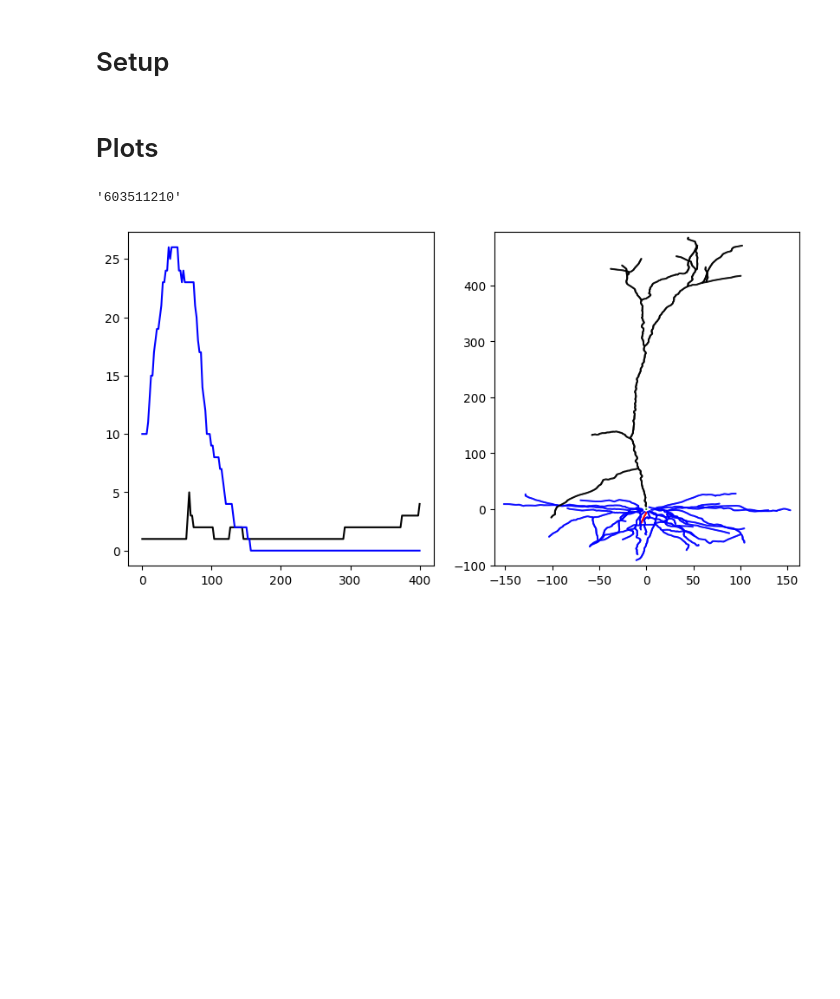
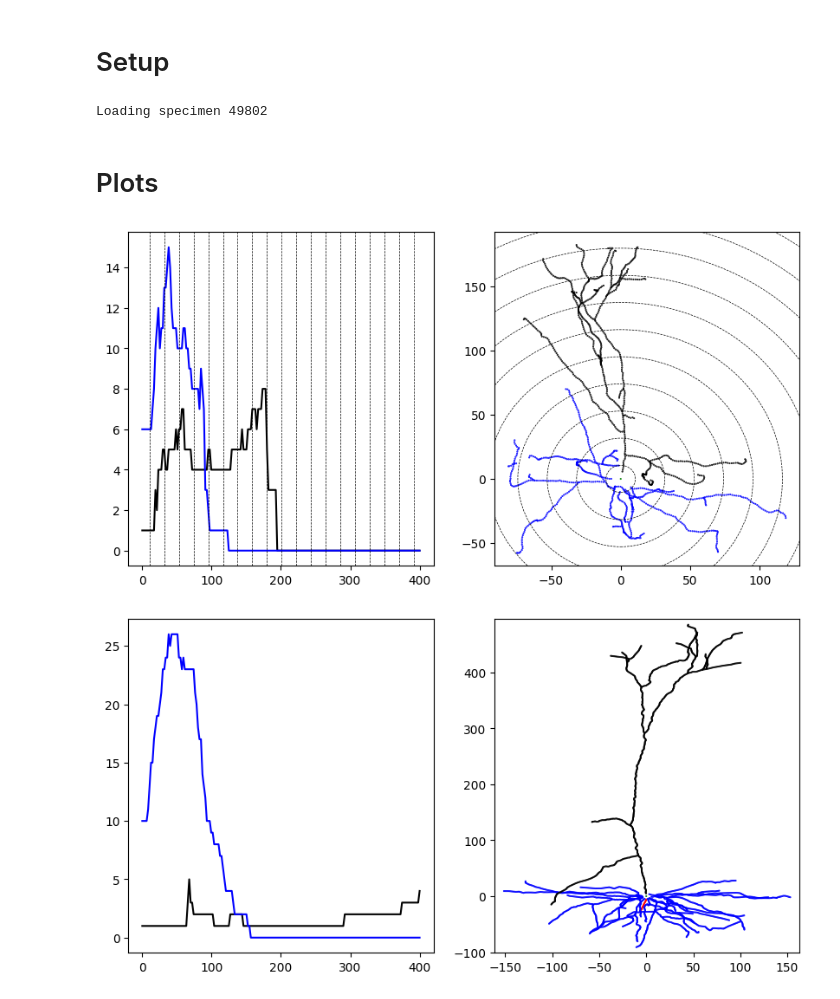
Before and after one commit to AllenInstitute/cplAE_MET, a Jupyter notebook: notebooks/Sholl.ipynb, the cells around one changed output. Drawn from its saved outputs; the diff is of its cells as text; code cells hidden in the pictures; blank space fills up the shorter version.

```diff
--- a/notebooks/Sholl.ipynb
+++ b/notebooks/Sholl.ipynb
@@ -42,42 +42,68 @@ def get_sholl(swc_data, classes, max_radius, num_steps, combine_arbors = False):
     sholl_typed = np.stack(sholl_typed, 0)
     return sholl_typed
 
-def get_h5_data(h5_file, data_keys):
+def get_h5_data(h5_file, data_keys, allowed_specimens):
     specimens = h5_file["specimens"][:].astype(str)
     h5_data = {}
     valid_specimens = []
+    sp_idxs = {key: h5_file[key]["sp_idx"][:] for key in data_keys}
     for (sp_idx, sp_id) in enumerate(specimens):
+        print(f"Loading specimen {sp_idx}         ", end = "\r")
+        if sp_id not in allowed_specimens: continue
         valid = False
         for key in data_keys:
             dataset = h5_file[key]
-            sp_key_idx = np.where(dataset["sp_idx"][:] == sp_idx)[0]
+            sp_key_idx = np.where(sp_idxs[key] == sp_idx)[0]
             if sp_key_idx.size > 0:
                 valid = True
                 data = np.reshape(dataset["data"][sp_key_idx[0]], dataset["shape"][sp_key_idx[0]])
                 h5_data.setdefault(key, []).append(data)
         if valid:
             valid_specimens.append(sp_id)
-    return (specimens, h5_data)
+    return (valid_specimens, h5_data)
 # %%
 data_paths = {"patchseq": "../data/patchseq.hdf5", "EM": "../data/EM.hdf5", "EM_sholl": "../data/EM_sholl.hdf5"}
 data_keys = {"logcpm": [["patchseq", "logcpm"]], "pca-ipfx": [["patchseq", "pca-ipfx"]],
              "arbors": [["patchseq", "arbors"]], "morph": [["patchseq", "morphometric"]],
              "sholl": [["patchseq", "sholl"], ["EM_sholl", "sholl"]]}
 met_data = MET_Data(data_paths, **data_keys)
-patch_file = h5py.File("/Users/ian.convy/code/arbors/outputs/patchseq.hdf5", "r")
-(specimen_ids, swc_data) = get_h5_data(patch_file, ["swc_upright", "swc_parents", "swc_types"])
+patch_file = h5py.File("/Users/ian.convy/code/arbors/outputs/EM.hdf5", "r")
+saved_specimens = met_data.query(outputs = ["specimen_id"])["specimen_id"]
+(specimen_ids, swc_data) = get_h5_data(patch_file, ["swc_upright", "swc_parents", "swc_types"], set(saved_specimens))
 data = met_data.get_specimens(specimen_ids, outputs = ["sholl", "class"])
 classes = data["class"]
+# %% [output]
+Loading specimen 49802
 # %% [markdown]
 # Plots
 # %%
 # swc_coords = swc_data["swc_upright"][np.nonzero(specimen_ids == data["specimen_id"][sp_idx])[0][0]]
 steps = np.linspace(0, 400, 190)
 sholl_vector = data["sholl"] #get_sholl(swc_data, classes, 1000, 200)
-# %%
-specimen_ids[200]
-# %% [output]
-'603511210'
+# %%
+sp_idx = 204 #500 #np.nonzero(specimen_ids == "1000625161")[0][0]
+
+
+arbor_map = {0: 2, 1: 3, 2: 4, 3: 3}
+color_dict = {1: 'g', 2: 'r', 3: 'b', 4: 'k'}
+color_list = [color_dict[int(t)] for t in swc_data["swc_types"][sp_idx]]
+(fig, (sholl_ax, swc_ax)) = plt.subplots(1, 2, figsize = (10, 5))
+for arbor_idx in range(4):
+    vec = sholl_vector[sp_idx, :, arbor_idx]
+    if np.any(vec > 0):
+        sholl_ax.plot(steps, vec, c = color_dict[arbor_map[arbor_idx]])
+coords = swc_data["swc_upright"][sp_idx]
+swc_ax.scatter(coords[:, 0], coords[:, 1], marker = ".", s = 1, c = color_list)
+for radius in steps[5::10]:
+    circle = plt.Circle((0, 0), radius, fc = "None", color = "black", linestyle = "dashed", lw = 0.5)
+    swc_ax.add_patch(circle)
+    sholl_ax.axvline(radius, color = "black", linestyle = "dashed", lw = 0.5)
+swc_ax.set_xlim((coords[:, 0].min() - 10, coords[:, 0].max() + 10))
+swc_ax.set_ylim((coords[:, 1].min() - 10, coords[:, 1].max() + 10))
+# plt.savefig("sholl_1")
+plt.show()
+# %% [output]
+[figure, added]
 # %%
 sp_idx = 200 #500 #np.nonzero(specimen_ids == "1000625161")[0][0]
 
```
Also changed, not shown: 7 other files.
